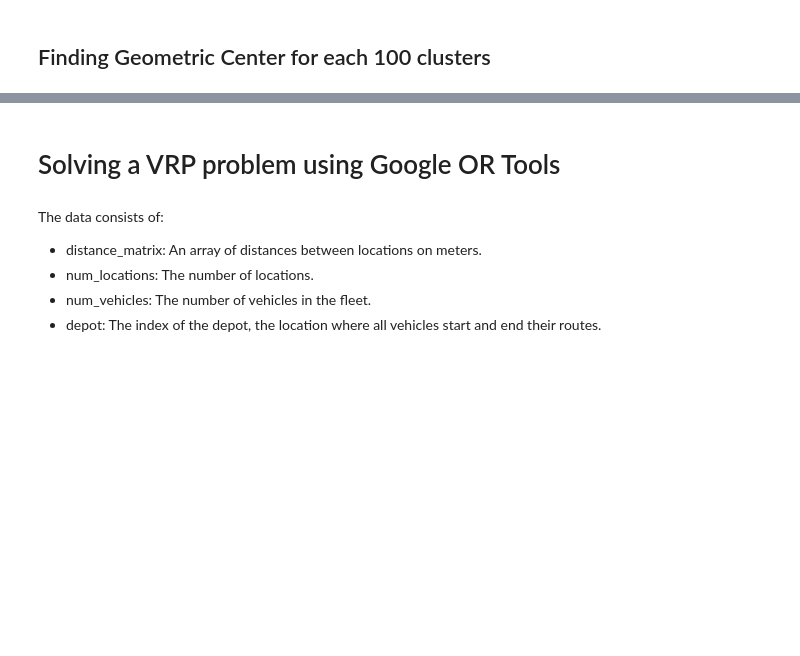
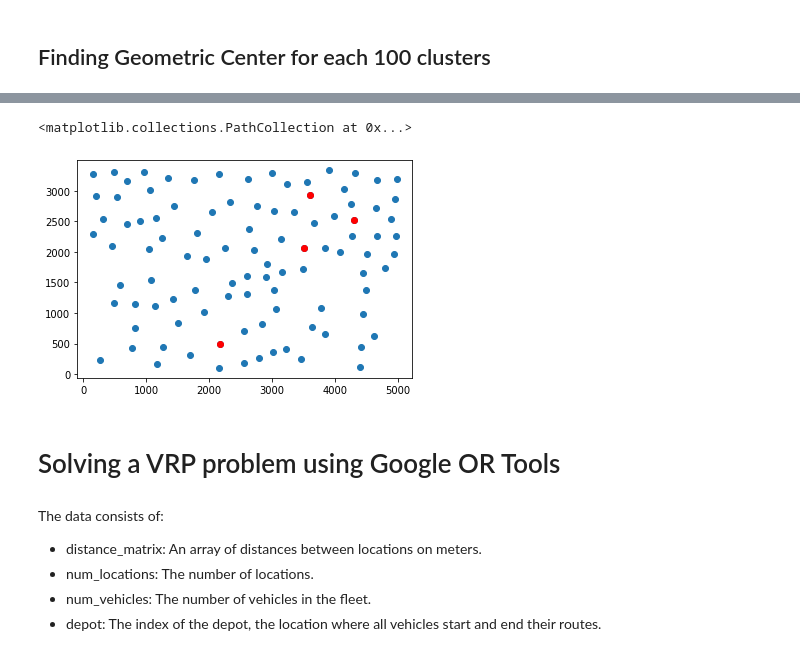
Before and after one commit to prasun2106/vehicle_routing_problem, a Jupyter notebook: vrp_travelling_santa.ipynb, the cells around one changed output, grey strips where cells are left out. Drawn from its saved outputs; the diff is of its cells as text; code cells hidden in the pictures; blank space fills up the shorter version.

```diff
--- a/vrp_travelling_santa.ipynb
+++ b/vrp_travelling_santa.ipynb
@@ -88,5 +102,12 @@ plt.scatter(x = cities.groupby(by = 'mclust')[['X','Y']].mean()['X'],y =  cities
 # %%
 cities_center = cities.groupby('mclust')['Y'].mean().reset_index().merge(cities.groupby('mclust')['X'].mean().reset_index(), how = 'inner')
+# %%
+# index 0,5,8,9 are selected as the depot at random
+plt.scatter(cities_center['X'], cities_center['Y'])
+plt.scatter(cities_center['X'][[0,5,8,9]], cities_center['Y'][[0,5,8,9]], c = 'red')
+# %% [output]
+<matplotlib.collections.PathCollection at 0x...>
+[figure, added]
 # %% [markdown]
 # Solving a VRP problem using Google OR Tools
 # %%
```
Also changed, not shown: parts of 7 cells of this notebook.
